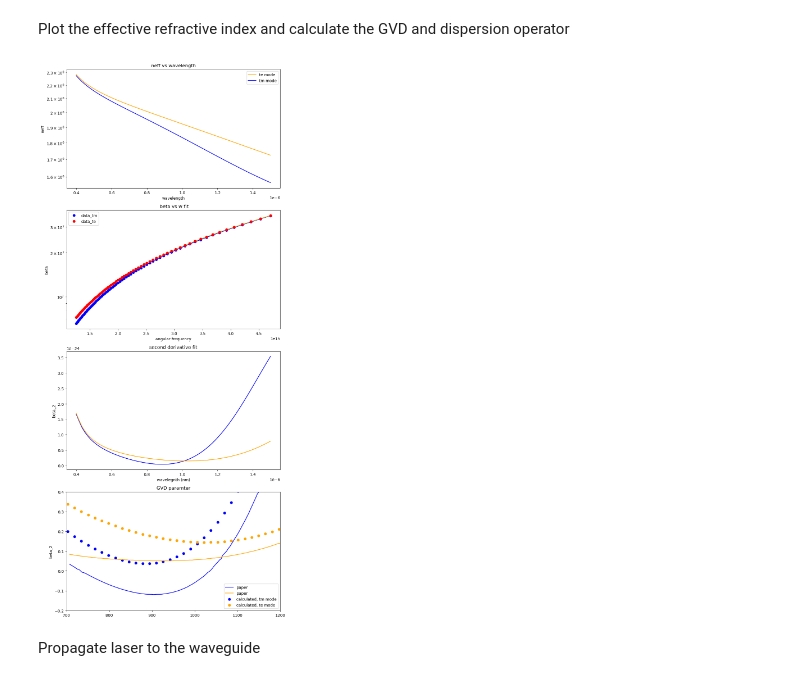
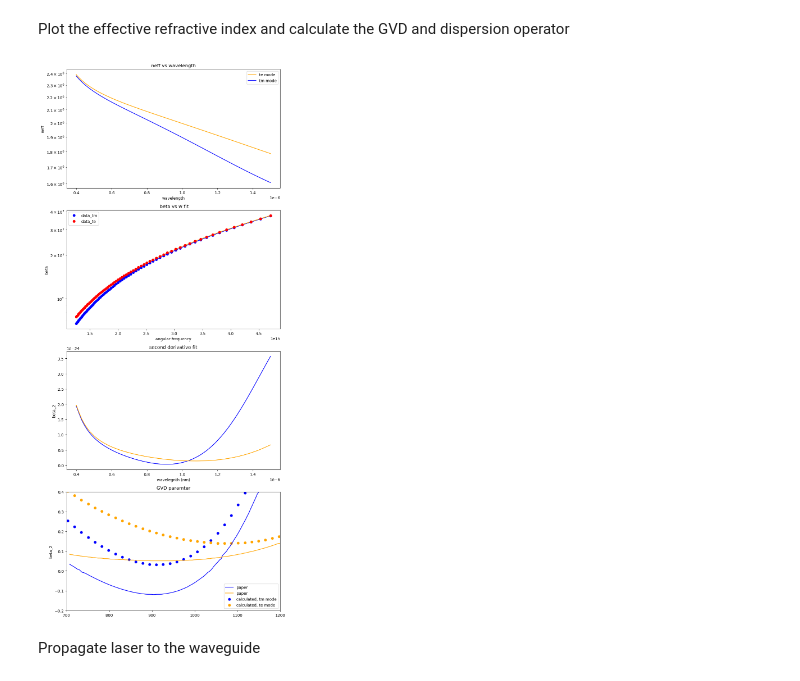
Before and after one commit to elizaleung830/SC-generation-stimulation, a Jupyter notebook: SCG_Stimulation/Benchmark/pynlo/Escale_M_2020/code/Fig_2_and_3.ipynb, the cells around one changed output. Saved outputs shown, nothing was run; the diff lists cells and outputs as text; code cells hidden in the pictures.

Commit message:
try with juila data

```diff
--- a/SCG_Stimulation/Benchmark/pynlo/Escale_M_2020/code/Fig_2_and_3.ipynb
+++ b/SCG_Stimulation/Benchmark/pynlo/Escale_M_2020/code/Fig_2_and_3.ipynb
@@ -126,10 +132,11 @@ from scipy.interpolate import UnivariateSpline
 from scipy.constants import speed_of_light as c
 import pandas as pd
 
-data = np.load(f"data_h_{0.25}_w_{0.7}_ne.npz")
-neff_list_tm = np.array(data['neff_list_tm'])
-neff_list_te = np.array(data['neff_list_te'])
-wls = data['wls'] *1e-9
+data = np.load(f"data_LNOI_z")
+neff_list_tm = np.array(np.real(data['neff_list_tm']))
+neff_list_te = np.array(np.real(data['neff_list_te']))
+#wls = data['wls'] *1e-9
+wls = np.linspace(400, 1500, 70)*1e-9
 angular_freq =  lambda w:(c/ w) * 2 * np.pi
 beta_tm = neff_list_tm * 2*np.pi/(wls)
 beta_te = neff_list_te * 2*np.pi/(wls)
@@ -170,34 +177,34 @@ axs[2].set_ylabel("beta_2")
 axs[2].set_title("second derivative fit")
 axs[2].plot(w_range,y_spl_2d_tm(x_range) , color="blue")
 axs[2].plot(w_range,y_spl_2d_te(x_range) , color="orange")
 
 
 #-----------plot reference data __________________
 ref_tm = pd.read_csv("../reference_data/beta_tm.csv", dtype=np.float64)
 ref_tm_x, ref_tm_y = np.split(ref_tm.values, 2, axis=1)
 axs[3].plot(ref_tm_x, ref_tm_y, c="blue", label = "paper")
 
 ref_te = pd.read_csv("../reference_data/beta_te.csv", dtype=np.float64)
 ref_te_x, ref_te_y = np.split(ref_te.values, 2, axis=1)
 axs[3].plot(ref_te_x, ref_te_y, c="orange", label = "paper")
 
 #-----------beta_2 plot---------------------------
 beta_2_tm = y_spl_2d_tm(angular_freq(wls)) * 1e24
 beta_2_te = y_spl_2d_te(angular_freq(wls)) * 1e24
 
 axs[3].scatter(wls * 1e9, beta_2_tm, label = "calculated, tm mode", c="blue")
 axs[3].scatter(wls * 1e9, beta_2_te, label = "calculated, te mode", c="orange")
 
 axs[3].set_ylabel("beta_2")
 axs[3].set_ylim(-0.2,0.4)
 axs[3].set_xlim(700,1200)
 axs[3].set_title("GVD paramter")
 axs[3].legend()
 
 plt.tight_layout()
 plt.show()
 # %% [output]
-[figure, old version]
+[figure, new version]
 # %% [markdown]
 Propagate laser to the waveguide
 # %%
```
Also changed, not shown: parts of 1 cell of this notebook.
